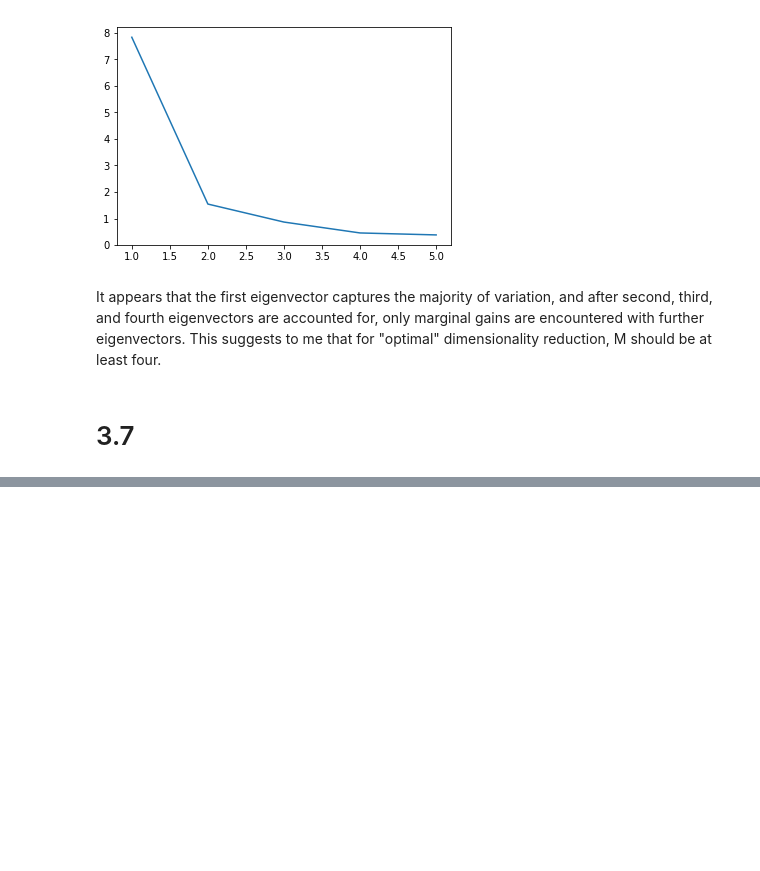
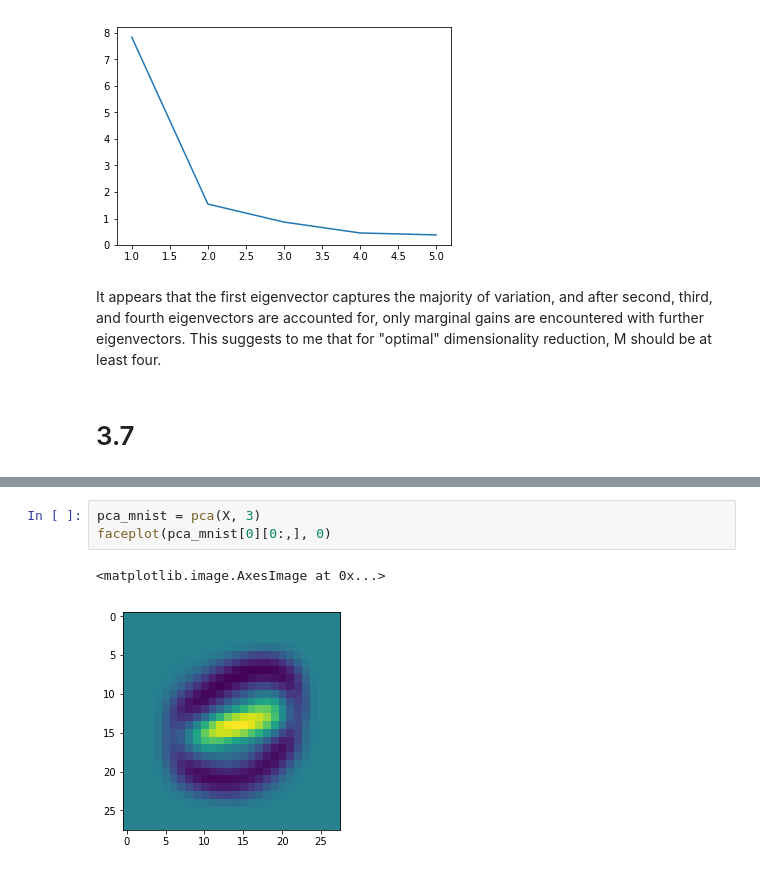
Before and after one commit to WyattGMadden/mathematics_of_machine_learning_group_19, a Jupyter notebook: labs/lab_3/Lab 3 - Wyatt Madden & Dan Crowley.ipynb, the cells around one changed output, grey strips where cells are left out. Cells and saved outputs as stored; diff of their text form; blank space fills up the shorter version.

```diff
--- a/labs/lab_3/Lab 3 - Wyatt Madden & Dan Crowley.ipynb
+++ b/labs/lab_3/Lab 3 - Wyatt Madden & Dan Crowley.ipynb
@@ -191,0 +219,6 @@ g.map(plt.scatter, "x_coord", "y_coord", s = 250)
+# %%
+pca_mnist = pca(X, 3)
+faceplot(pca_mnist[0][0:,], 0)
+# %% [output]
+<matplotlib.image.AxesImage at 0x...>
+[figure, added]
```
Also changed, not shown: parts of 17 cells of this notebook, 46 other files.
